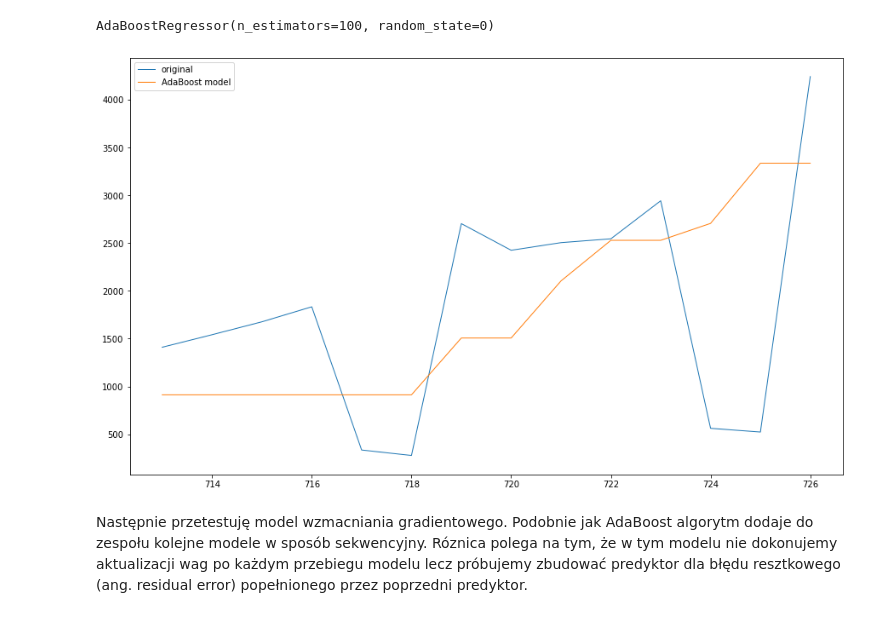
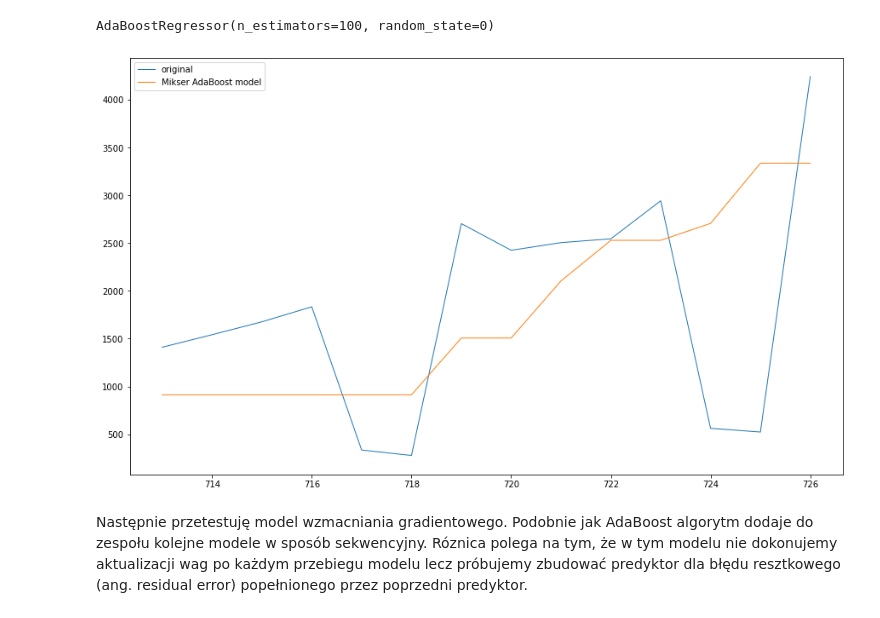
Before and after one commit to krisz17/TS-Mixer, a Jupyter notebook: 1MixerForTS.ipynb, the cells around one changed output. Cells and saved outputs as stored; diff of their text form; code cells hidden in the pictures.

```diff
--- a/1MixerForTS.ipynb
+++ b/1MixerForTS.ipynb
@@ -129,18 +129,18 @@ AdaRegr.fit(X.to_numpy(), y.to_numpy())
 # %% [output]
 AdaBoostRegressor(n_estimators=100, random_state=0)
 # %%
-predykcja = pd.DataFrame(AdaRegr.predict(X_forecast.to_numpy()))
-predykcja.index = y_forecast.index
+predykcja_ada = pd.DataFrame(AdaRegr.predict(X_forecast.to_numpy()))
+predykcja_ada.index = y_forecast.index
 
 # plot baseline and predictions
 plt.figure(figsize = (15,9))
 plt.plot(y_forecast, linewidth=1)
-plt.plot(predykcja, linewidth=1)
-plt.legend(["original", "AdaBoost model"], loc=0, frameon=True)
+plt.plot(predykcja_ada, linewidth=1)
+plt.legend(["original", "Mikser AdaBoost model"], loc=0, frameon=True)
 #plt.savefig(r'E:\page ds\pages\ts_covid19\LSTM_test.png' , format="png", dpi=300)
 plt.show()
 # %% [output]
-[figure, old version]
+[figure, new version]
 # %% [markdown]
 Następnie przetestuję model wzmacniania gradientowego. Podobnie jak AdaBoost algorytm dodaje do zespołu kolejne modele w sposób sekwencyjny.
 Róznica polega na tym, że w tym modelu nie dokonujemy aktualizacji wag po każdym przebiegu modelu lecz próbujemy zbudować predyktor dla błędu resztkowego (ang. residual error) popełnionego przez poprzedni predyktor.
```
Also changed, not shown: parts of 9 cells of this notebook.
